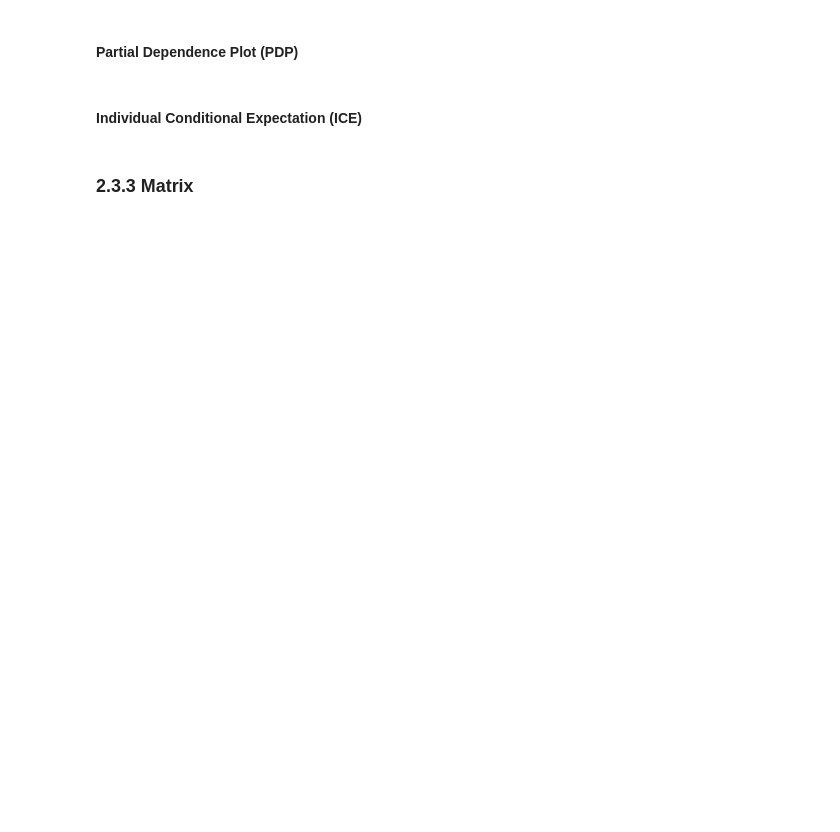
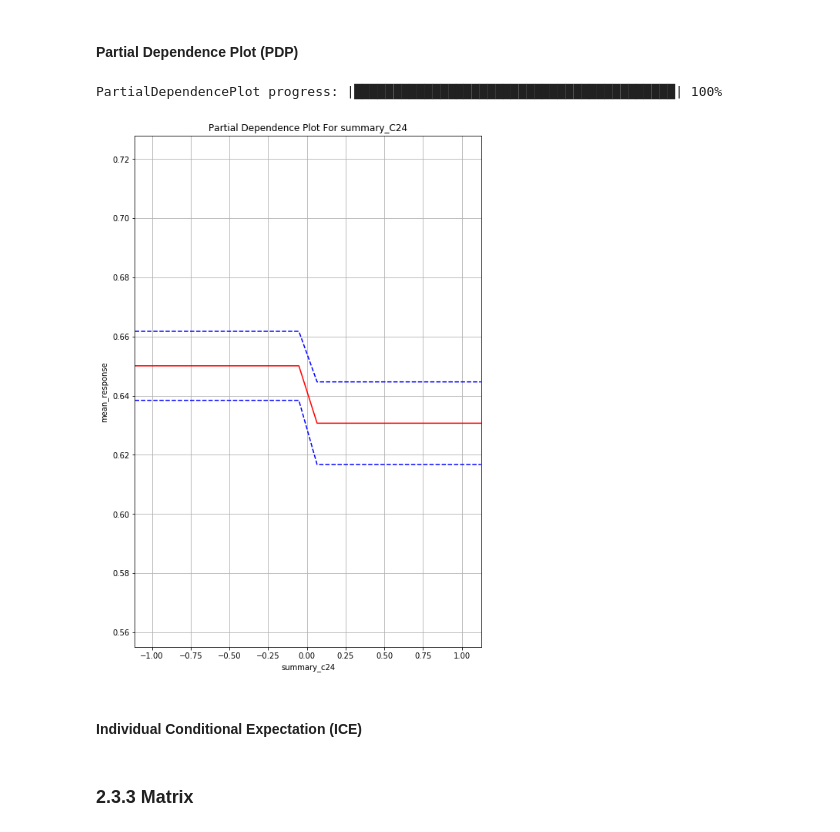
Before and after one commit to MandyMY/AI-Addin, a Jupyter notebook: Final Project.ipynb, the cells around one changed output. Drawn from its saved outputs; the diff is of its cells as text; code cells hidden in the pictures; blank space fills up the shorter version.

```diff
--- a/Final Project.ipynb
+++ b/Final Project.ipynb
@@ -431,7 +430,10 @@ surrogate.varimp_plot()
 # %% [markdown]
 #### Partial Dependence Plot (PDP)
 # %%
-pdp_word_vecs = surrogate.partial_plot(data = ext_train_new, cols = ["summary_C46"])
+pdp_word_vecs = surrogate.partial_plot(data = ext_train_new, cols = ["summary_C24"])
+# %% [output]
+PartialDependencePlot progress: |█████████████████████████████████████████| 100%
+[figure, added]
 # %% [markdown]
 #### Individual Conditional Expectation (ICE)
 # %% [markdown]
```
Also changed, not shown: parts of 30 cells of this notebook, 3 other files.
